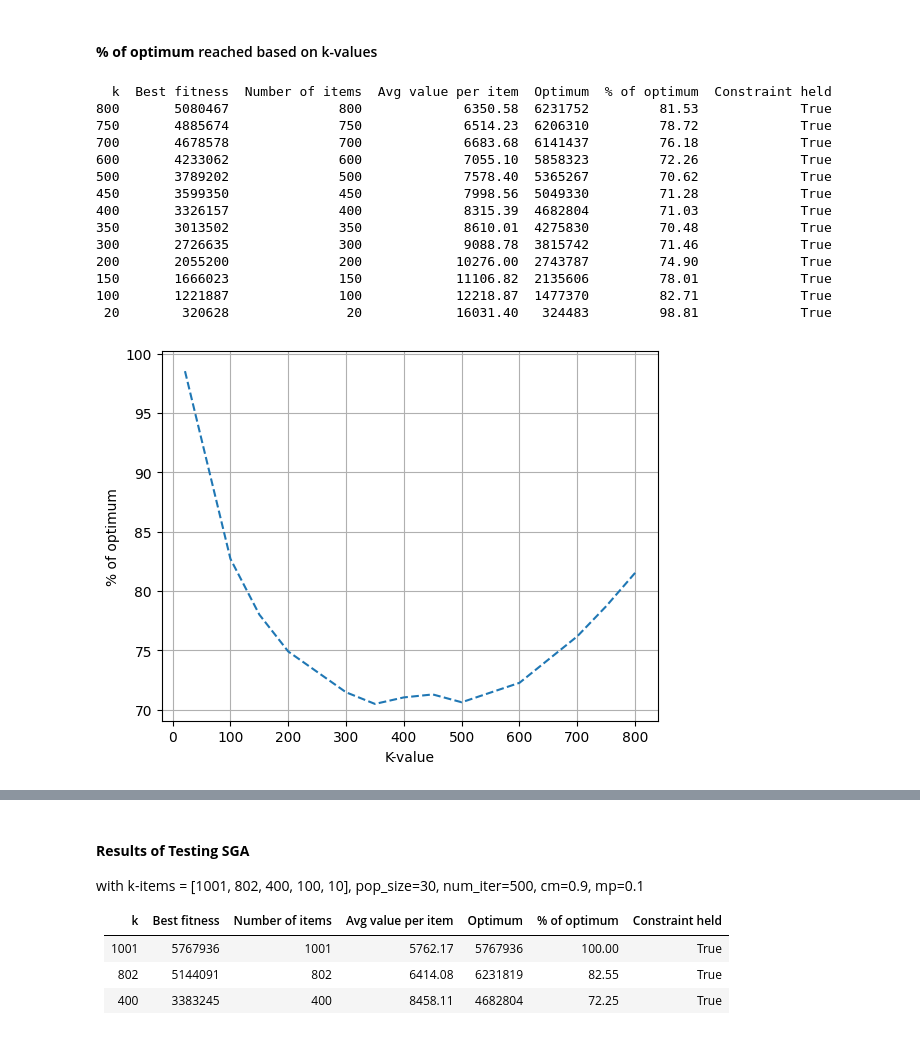
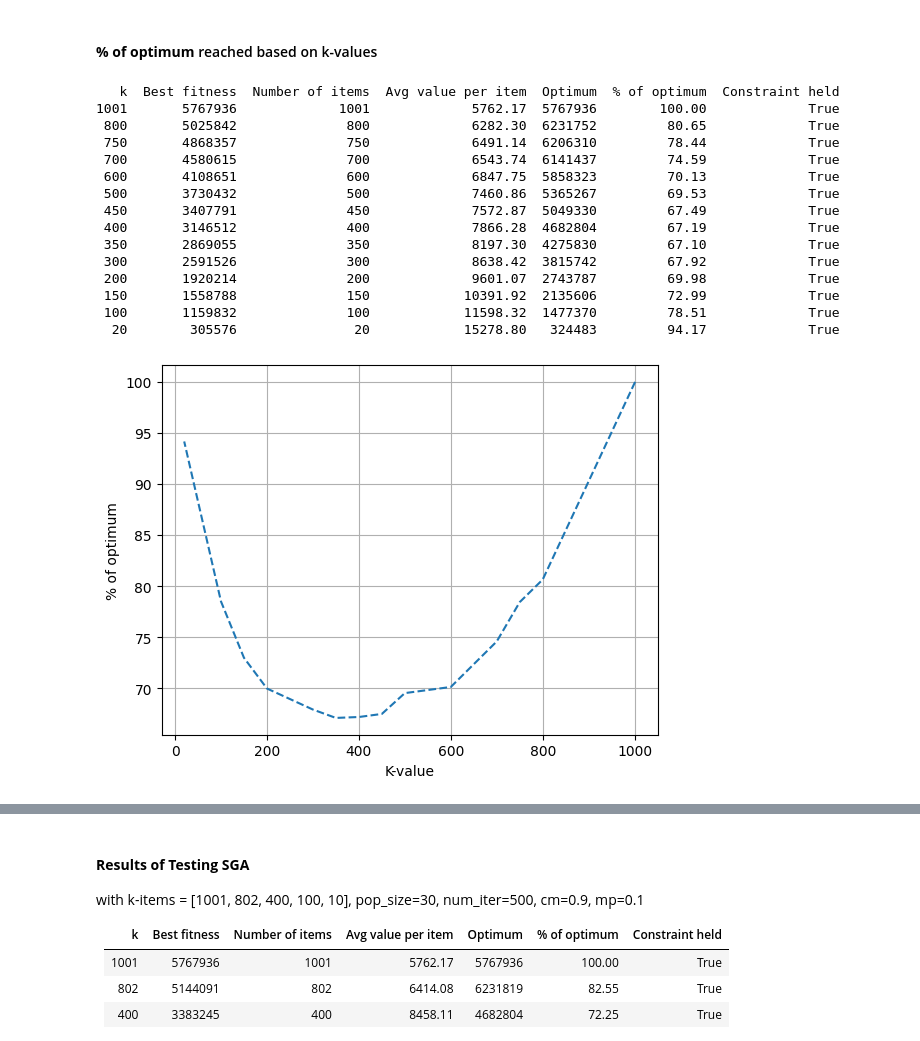
Before and after one commit to kormakursnorra/MachineLearningRepo, a Jupyter notebook: Project2/src/task3.ipynb, the cells around one changed output, grey strips where cells are left out. Saved outputs shown, nothing was run; the diff lists cells and outputs as text; code cells hidden in the pictures.

Commit message:
task 2 and 3 done

```diff
--- a/Project2/src/task3.ipynb
+++ b/Project2/src/task3.ipynb
@@ -758,14 +760,14 @@ def test_sga_task_3(k_items: int, pop_size: int = 30, num_iter: int = 500,
         "Optimum": optimum,
         "% of optimum": round(best_fitness / optimum * 100, 2),
         "Constraint held": all_exactly_k,
-    }
+    }, best_individual
 
 
 k_values = [1001, 802, 400, 100, 10]
 
 results = []
 for k in k_values:
-    results.append(test_sga_task_3(k, show_plot=(k in [802, 10])))
+    results.append(test_sga_task_3(k, num_iter=1000, show_plot=(k in [802, 10]))[0])
 
 results_table = pd.DataFrame(results)
 print(results_table.to_string(index=False))
@@ -820,41 +822,42 @@ All individuals have exactly k items: True
 # %%
 def plot_optimum(results):
     k_values = []
     optimum_values = []
 
     for res in results:
         k_values.append(res["k"])
         optimum_values.append(res["% of optimum"])
 
     plt.plot(k_values, optimum_values, color="tab:blue", linestyle="--", label="optimum")
     plt.xlabel("K-value")
     plt.ylabel("% of optimum")
     plt.grid(True)
     plt.show()
 
 # 801 - 100
-k_values = [800, 750, 700, 600, 500, 450, 400, 350, 300, 200, 150, 100, 20]
+k_values = [1001, 800, 750, 700, 600, 500, 450, 400, 350, 300, 200, 150, 100, 20]
 
 results = []
 for k in k_values:
-    results.append(test_sga_task_3(k, num_iter=250, show_plot=False, show_stat=False))
+    results.append(test_sga_task_3(k, num_iter=100, show_plot=False, show_stat=False)[0])
 
 results_table = pd.DataFrame(results)
 print(results_table.to_string(index=False))
 plot_optimum(results)
 # %% [output]
-  k  Best fitness  Number of items  Avg value per item  Optimum  % of optimum  Constraint held
-800       5080467              800             6350.58  6231752         81.53             True
-750       4885674              750             6514.23  6206310         78.72             True
-700       4678578              700             6683.68  6141437         76.18             True
-600       4233062              600             7055.10  5858323         72.26             True
-500       3789202              500             7578.40  5365267         70.62             True
-450       3599350              450             7998.56  5049330         71.28             True
-400       3326157              400             8315.39  4682804         71.03             True
-350       3013502              350             8610.01  4275830         70.48             True
-300       2726635              300             9088.78  3815742         71.46             True
-200       2055200              200            10276.00  2743787         74.90             True
-150       1666023              150            11106.82  2135606         78.01             True
-100       1221887              100            12218.87  1477370         82.71             True
- 20        320628               20            16031.40   324483         98.81             True
+   k  Best fitness  Number of items  Avg value per item  Optimum  % of optimum  Constraint held
+1001       5767936             1001             5762.17  5767936        100.00             True
+ 800       5025842              800             6282.30  6231752         80.65             True
+ 750       4868357              750             6491.14  6206310         78.44             True
+ 700       4580615              700             6543.74  6141437         74.59             True
+ 600       4108651              600             6847.75  5858323         70.13             True
+ 500       3730432              500             7460.86  5365267         69.53             True
+ 450       3407791              450             7572.87  5049330         67.49             True
+ 400       3146512              400             7866.28  4682804         67.19             True
+ 350       2869055              350             8197.30  4275830         67.10             True
+ 300       2591526              300             8638.42  3815742         67.92             True
+ 200       1920214              200             9601.07  2743787         69.98             True
+ 150       1558788              150            10391.92  2135606         72.99             True
+ 100       1159832              100            11598.32  1477370         78.51             True
+  20        305576               20            15278.80   324483         94.17             True
-[figure, old version]
+[figure, new version]
```
Also changed, not shown: parts of 30 cells of this notebook, 7 other files.
